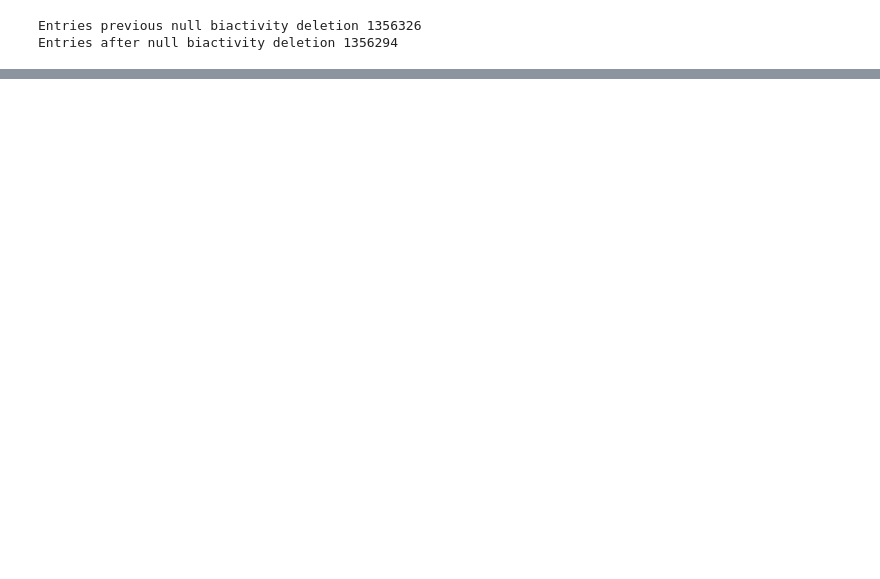
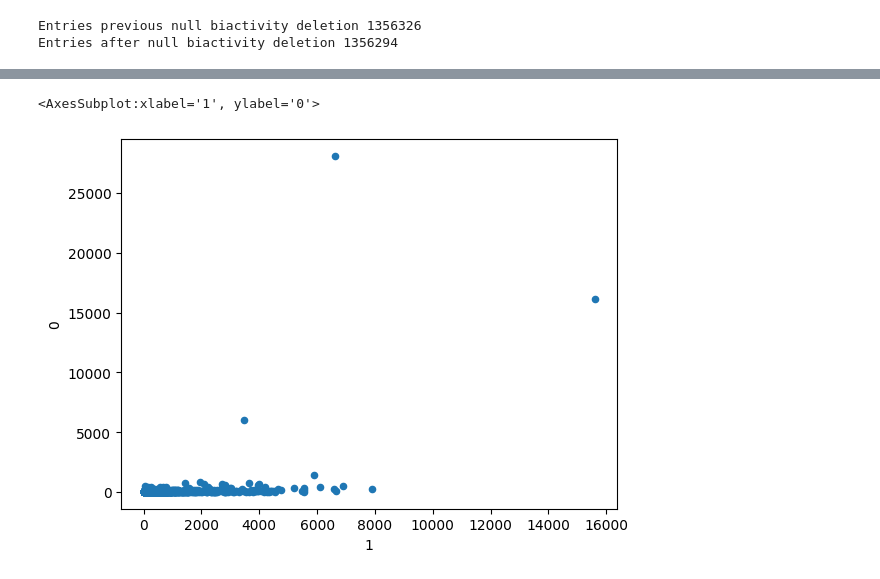
Before and after one commit to trypanosomatics/DEEPScreen, a Jupyter notebook: data_procesing_filter/data_procesing.ipynb, the cells around one changed output, grey strips where cells are left out. Cells and saved outputs as stored; diff of their text form; code cells hidden in the pictures; blank space fills up the shorter version.

```diff
--- a/data_procesing_filter/data_procesing.ipynb
+++ b/data_procesing_filter/data_procesing.ipynb
@@ -42,0 +94,10 @@ Entries after null biactivity deletion 1356294
+# %%
+print(f'Entries previous assay type conflict cleaning {len(df.index)}')
+
+# Se conserva solo los que tengan una bioactividad binaria igual para todos los ensayos
+df = df.groupby(['comp_id','target','relation'],as_index=False).filter(lambda g: (g['binary_bioactivity'].nunique() == 1))
+
+# Se descartan los duplicados y se conserva aleatoriamente el primer resultado
+df = df.drop_duplicates(subset=['comp_id','target','relation'],keep='first')
+
+print(f'Entries after assay type conflict cleaning {len(df.index)}')
@@ -62,2 +113,2 @@ chembl44[chembl44.target.duplicated()]
 # %%
-duplicate_assay = df.groupby(['target','comp_id'], as_index='False')
+cuenta_activos_inactivos = df.groupby(['target','binary_bioactivity']).count()
@@ -70,0 +157,4 @@ TypeError: Must provide 'func' or tuples of '(column, aggfunc).
+# %%
+target_activo_vs_inactivo = cuenta_activos_inactivos.pivot_table(columns='binary_bioactivity',index='target',values='bioactivity')
+# %%
+target_activo_vs_inactivo_sinNA = target_activo_vs_inactivo.dropna(how='any')
@@ -70,0 +177,6 @@ TypeError: Must provide 'func' or tuples of '(column, aggfunc).
+# %%
+
+target_activo_vs_inactivo_sinNA.plot(x=1, y=0, kind='scatter')
+# %% [output]
+<AxesSubplot:xlabel='1', ylabel='0'>
+[figure, added]
```
Also changed, not shown: parts of 22 cells of this notebook.
